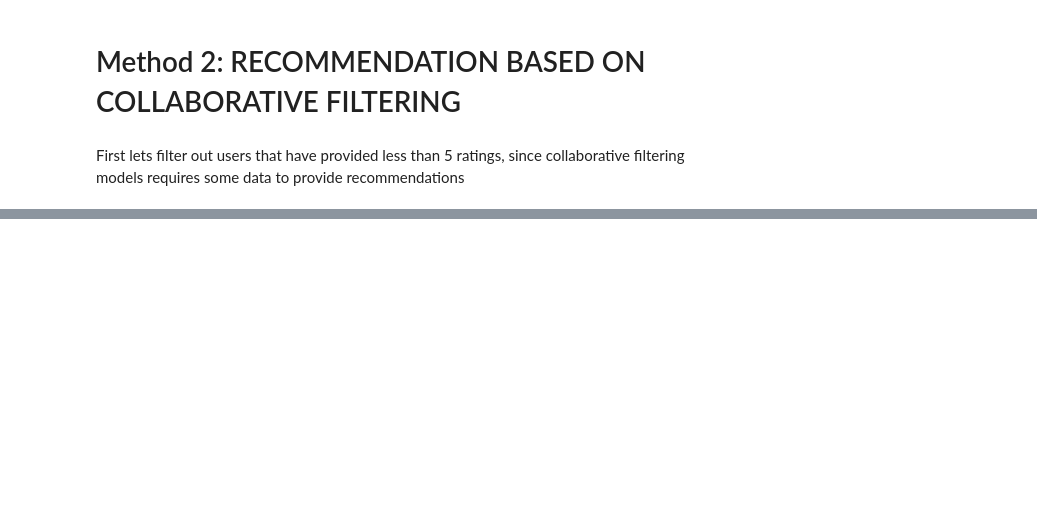
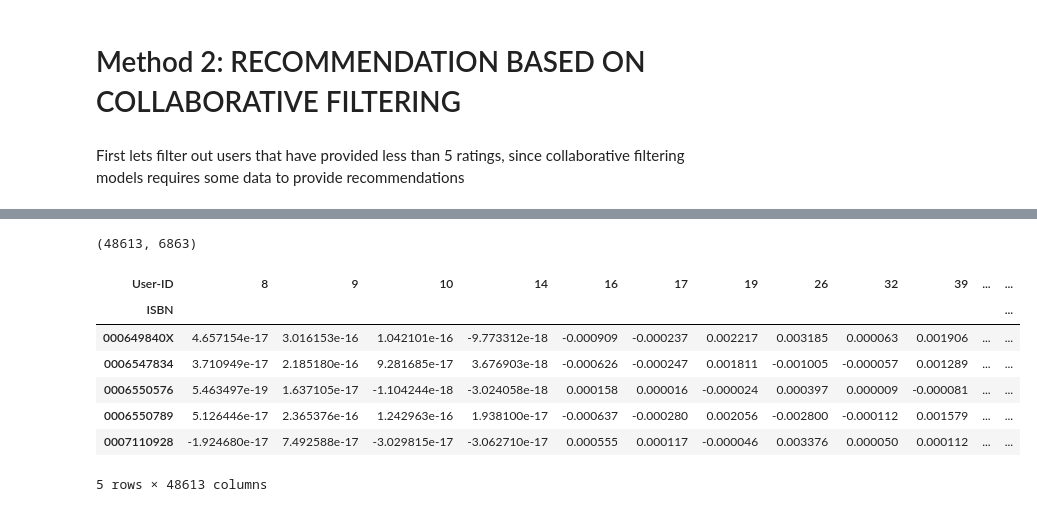
Before and after one commit to pvanand07/Book-Recommendation-System, a Jupyter notebook: Book_Recommendation_System.ipynb, the cells around one changed output, grey strips where cells are left out. Saved outputs shown, nothing was run; the diff lists cells and outputs as text; code cells hidden in the pictures; blank space fills up the shorter version.

```diff
--- a/Book_Recommendation_System.ipynb
+++ b/Book_Recommendation_System.ipynb
@@ -298,5 +398,5 @@ data
 # %%
-train_df, test_df = train_test_split(data, stratify=data['User-ID'], test_size=0.20, random_state=42)
+train_df, test_df = train_test_split(data, test_size=0.20, random_state=42)
 
 print('# Records in Train set: %d' % len(train_df))
 print('# Records in Test set: %d' % len(test_df))
@@ -313,0 +425,6 @@ filtered_data['Book-Rating'].isna().sum()
+# %%
+# The number of factors to factor the user-item matrix.
+NUMBER_OF_FACTORS_MF = 15
+
+#Performs matrix factorization of the original user item matrix
+U, sigma, Vt = svds(pivot_matrix_df.values, k = NUMBER_OF_FACTORS_MF)
@@ -313,0 +435,5 @@ filtered_data['Book-Rating'].isna().sum()
+# %%
+sigma = np.diag(sigma)
+# %%
+all_user_predicted_ratings = np.dot(np.dot(U, sigma), Vt)
+all_user_predicted_ratings
@@ -313,0 +454,17 @@ filtered_data['Book-Rating'].isna().sum()
+# %%
+all_user_predicted_ratings.shape
+# %% [output]
+(48613, 6863)
+# %%
+#Converting the reconstructed matrix back to a Pandas dataframe
+cf_preds_df = pd.DataFrame(all_user_predicted_ratings, columns = pivot_matrix_df.columns, index = pivot_matrix_df.index).transpose()
+cf_preds_df.head()
+# %% [output]
+| User-ID | 8 | 9 | 10 | 14 | 16 | 17 | 19 | 26 | 32 | 39 | ... | ... |
+| ISBN |  |  |  |  |  |  |  |  |  |  |  | ... |
+| 000649840X | 4.657154e-17 | 3.016153e-16 | 1.042101e-16 | -9.773312e-18 | -0.000909 | -0.000237 | 0.002217 | 0.003185 | 0.000063 | 0.001906 | ... | ... |
+| 0006547834 | 3.710949e-17 | 2.185180e-16 | 9.281685e-17 | 3.676903e-18 | -0.000626 | -0.000247 | 0.001811 | -0.001005 | -0.000057 | 0.001289 | ... | ... |
+| 0006550576 | 5.463497e-19 | 1.637105e-17 | -1.104244e-18 | -3.024058e-18 | 0.000158 | 0.000016 | -0.000024 | 0.000397 | 0.000009 | -0.000081 | ... | ... |
+| 0006550789 | 5.126446e-17 | 2.365376e-16 | 1.242963e-16 | 1.938100e-17 | -0.000637 | -0.000280 | 0.002056 | -0.002800 | -0.000112 | 0.001579 | ... | ... |
+| 0007110928 | -1.924680e-17 | 7.492588e-17 | -3.029815e-17 | -3.062710e-17 | 0.000555 | 0.000117 | -0.000046 | 0.003376 | 0.000050 | 0.000112 | ... | ... |
+5 rows × 48613 columns
```
Also changed, not shown: parts of 45 cells of this notebook.
